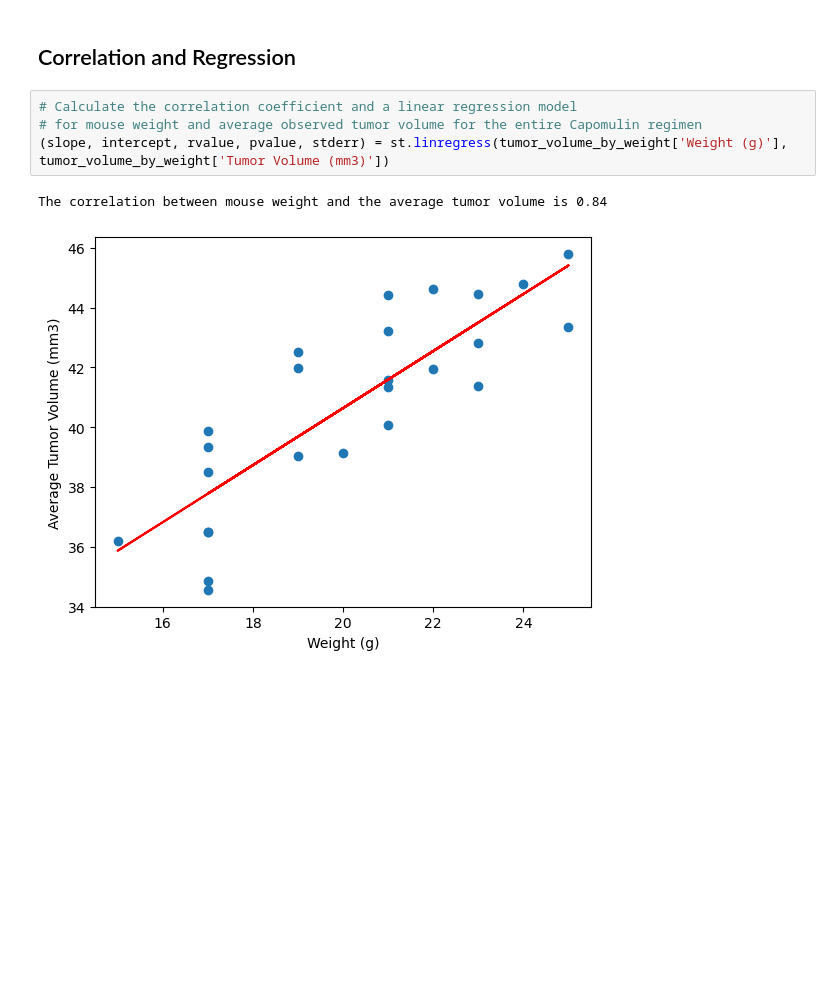
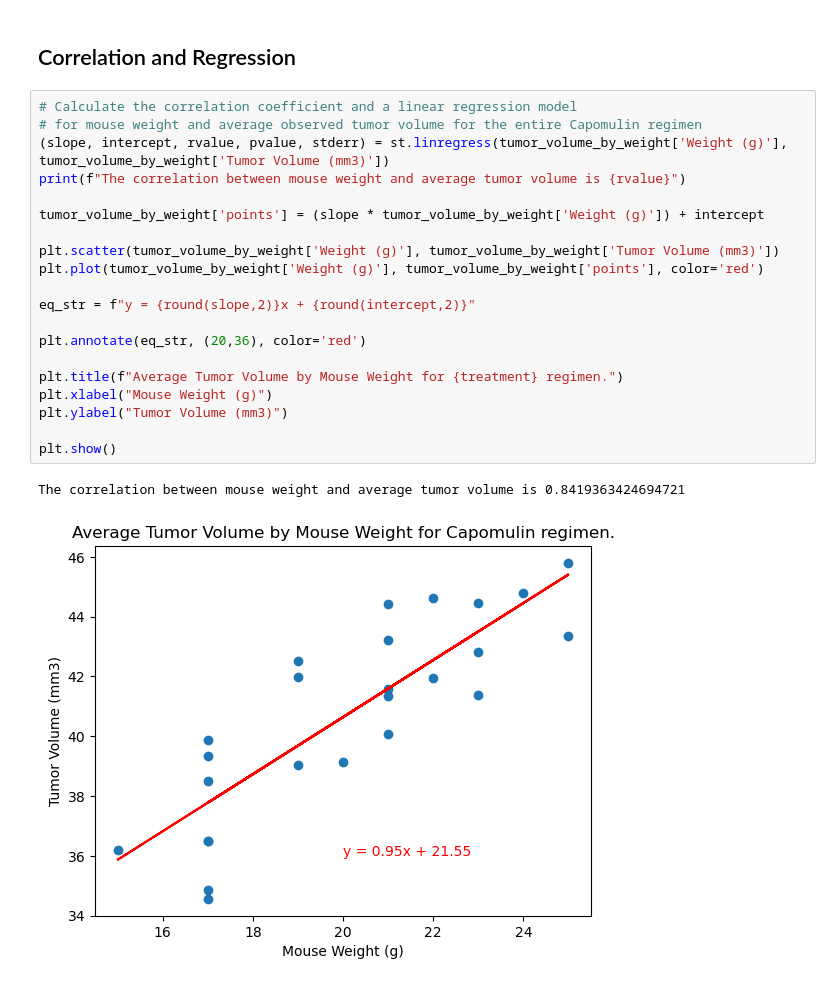
Before and after one commit to rfe123/umn_data_matplotlib_challenge, a Jupyter notebook: Pymaceuticals/pymaceuticals_starter.ipynb, the cells around one changed output. Drawn from its saved outputs; the diff is of its cells as text; blank space fills up the shorter version.

```diff
--- a/Pymaceuticals/pymaceuticals_starter.ipynb
+++ b/Pymaceuticals/pymaceuticals_starter.ipynb
@@ -283,7 +290,23 @@ plt.show()
 # %%
 # Calculate the correlation coefficient and a linear regression model
 # for mouse weight and average observed tumor volume for the entire Capomulin regimen
 (slope, intercept, rvalue, pvalue, stderr) = st.linregress(tumor_volume_by_weight['Weight (g)'], tumor_volume_by_weight['Tumor Volume (mm3)'])
+print(f"The correlation between mouse weight and average tumor volume is {rvalue}")
+
+tumor_volume_by_weight['points'] = (slope * tumor_volume_by_weight['Weight (g)']) + intercept
+
+plt.scatter(tumor_volume_by_weight['Weight (g)'], tumor_volume_by_weight['Tumor Volume (mm3)'])
+plt.plot(tumor_volume_by_weight['Weight (g)'], tumor_volume_by_weight['points'], color='red')
+
+eq_str = f"y = {round(slope,2)}x + {round(intercept,2)}"
+
+plt.annotate(eq_str, (20,36), color='red')
+
+plt.title(f"Average Tumor Volume by Mouse Weight for {treatment} regimen.")
+plt.xlabel("Mouse Weight (g)")
+plt.ylabel("Tumor Volume (mm3)")
+
+plt.show()
 # %% [output]
-The correlation between mouse weight and the average tumor volume is 0.84
+The correlation between mouse weight and average tumor volume is 0.8419363424694721
-[figure, old version]
+[figure, new version]
```
Also changed, not shown: parts of 5 cells of this notebook, 1 other file.
